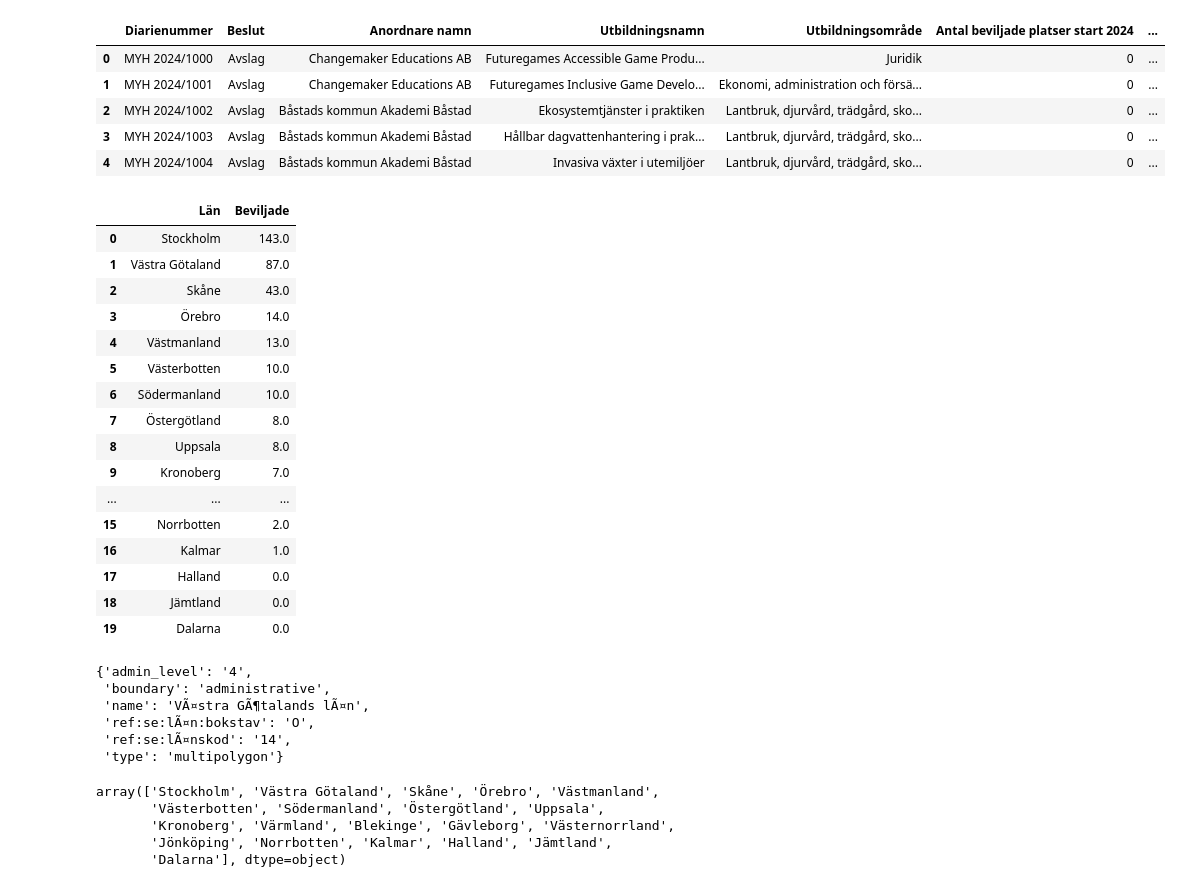
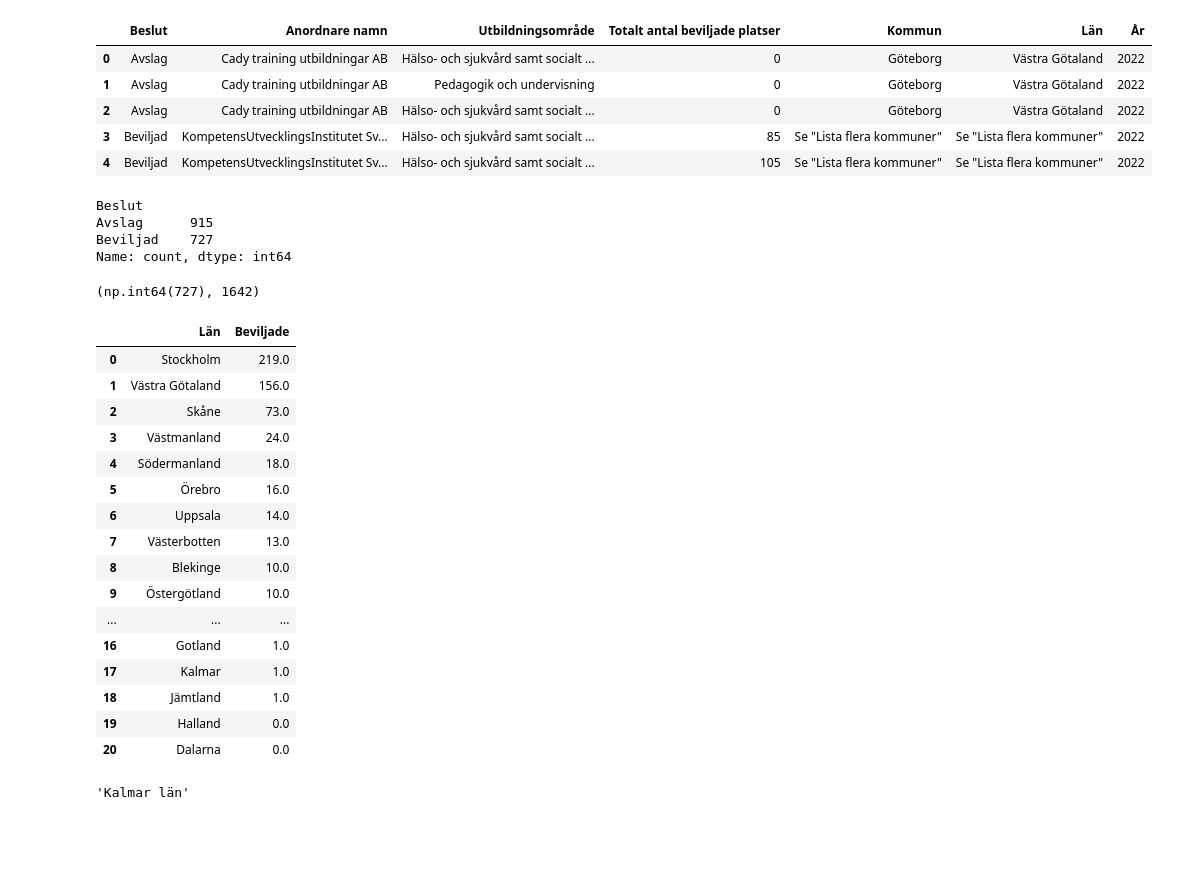
Before and after one commit to Ferothanes/Datavisualisering_Gruppprojekt_Grupp10, a Jupyter notebook: EDA/karta.ipynb, the cells around one changed output. Cells and saved outputs as stored; diff of their text form; code cells hidden in the pictures; blank space fills up the shorter version.

```diff
--- a/EDA/karta.ipynb
+++ b/EDA/karta.ipynb
@@ -1,18 +1,31 @@
 # %%
 import pandas as pd
 import duckdb
 
 df = pd.read_excel(
-    "data/resultat-2024-for-kurser-inom-yh (1).xlsx"
+    "../data/sammanfogad_kurser_inom_yh_2020-2024.xlsx"
 )
 df.head()
 # %% [output]
-|  | Diarienummer | Beslut | Anordnare namn | Utbildningsnamn | Utbildningsområde | Antal beviljade platser start 2024 | ... |
-| 0 | MYH 2024/1000 | Avslag | Changemaker Educations AB | Futuregames Accessible Game Produ... | Juridik | 0 | ... |
-| 1 | MYH 2024/1001 | Avslag | Changemaker Educations AB | Futuregames Inclusive Game Develo... | Ekonomi, administration och försä... | 0 | ... |
-| 2 | MYH 2024/1002 | Avslag | Båstads kommun Akademi Båstad | Ekosystemtjänster i praktiken | Lantbruk, djurvård, trädgård, sko... | 0 | ... |
-| 3 | MYH 2024/1003 | Avslag | Båstads kommun Akademi Båstad | Hållbar dagvattenhantering i prak... | Lantbruk, djurvård, trädgård, sko... | 0 | ... |
-| 4 | MYH 2024/1004 | Avslag | Båstads kommun Akademi Båstad | Invasiva växter i utemiljöer | Lantbruk, djurvård, trädgård, sko... | 0 | ... |
+|  | Beslut | Anordnare namn | Utbildningsområde | Totalt antal beviljade platser | Kommun | Län | År |
+| 0 | Avslag | Cady training utbildningar AB | Hälso- och sjukvård samt socialt ... | 0 | Göteborg | Västra Götaland | 2022 |
+| 1 | Avslag | Cady training utbildningar AB | Pedagogik och undervisning | 0 | Göteborg | Västra Götaland | 2022 |
+| 2 | Avslag | Cady training utbildningar AB | Hälso- och sjukvård samt socialt ... | 0 | Göteborg | Västra Götaland | 2022 |
+| 3 | Beviljad | KompetensUtvecklingsInstitutet Sv... | Hälso- och sjukvård samt socialt ... | 85 | Se "Lista flera kommuner" | Se "Lista flera kommuner" | 2022 |
+| 4 | Beviljad | KompetensUtvecklingsInstitutet Sv... | Hälso- och sjukvård samt socialt ... | 105 | Se "Lista flera kommuner" | Se "Lista flera kommuner" | 2022 |
+# %%
+df["Beslut"].value_counts()
+# %% [output]
+Beslut
+Avslag      915
+Beviljad    727
+Name: count, dtype: int64
+# %%
+approved = df["Beslut"].value_counts()["Beviljad"]
+total_applications = len(df["Beslut"])
+approved, total_applications
+# %% [output]
+(np.int64(727), 1642)
 # %%
 df_regions = duckdb.query(
     """
@@ -33,47 +46,34 @@ df_regions = duckdb.query(
 df_regions
 # %% [output]
 |  | Län | Beviljade |
-| 0 | Stockholm | 143.0 |
-| 1 | Västra Götaland | 87.0 |
-| 2 | Skåne | 43.0 |
-| 3 | Örebro | 14.0 |
-| 4 | Västmanland | 13.0 |
-| 5 | Västerbotten | 10.0 |
-| 6 | Södermanland | 10.0 |
-| 7 | Östergötland | 8.0 |
-| 8 | Uppsala | 8.0 |
-| 9 | Kronoberg | 7.0 |
+| 0 | Stockholm | 219.0 |
+| 1 | Västra Götaland | 156.0 |
+| 2 | Skåne | 73.0 |
+| 3 | Västmanland | 24.0 |
+| 4 | Södermanland | 18.0 |
+| 5 | Örebro | 16.0 |
+| 6 | Uppsala | 14.0 |
+| 7 | Västerbotten | 13.0 |
+| 8 | Blekinge | 10.0 |
+| 9 | Östergötland | 10.0 |
 | ... | ... | ... |
-| 15 | Norrbotten | 2.0 |
-| 16 | Kalmar | 1.0 |
-| 17 | Halland | 0.0 |
-| 18 | Jämtland | 0.0 |
-| 19 | Dalarna | 0.0 |
+| 16 | Gotland | 1.0 |
+| 17 | Kalmar | 1.0 |
+| 18 | Jämtland | 1.0 |
+| 19 | Halland | 0.0 |
+| 20 | Dalarna | 0.0 |
 # %%
 import json
 from difflib import get_close_matches
 
-with open("../assets/swedish_regions.geojson", "r") as file:
+with open("../assets/swedish_regions.geojson", encoding="utf-8") as file:
     json_data = json.load(file)
 
-name = json_data.get("features")[6].get("properties")
+name = json_data.get("features")[1].get("properties").get("name")
 
 name
 # %% [output]
-{'admin_level': '4',
- 'boundary': 'administrative',
- 'name': 'VÃ¤stra GÃ¶talands lÃ¤n',
- 'ref:se:lÃ¤n:bokstav': 'O',
- 'ref:se:lÃ¤nskod': '14',
- 'type': 'multipolygon'}
+'Kalmar län'
-# %%
-df_regions["Län"].values
-# %% [output]
-array(['Stockholm', 'Västra Götaland', 'Skåne', 'Örebro', 'Västmanland',
-       'Västerbotten', 'Södermanland', 'Östergötland', 'Uppsala',
-       'Kronoberg', 'Värmland', 'Blekinge', 'Gävleborg', 'Västernorrland',
-       'Jönköping', 'Norrbotten', 'Kalmar', 'Halland', 'Jämtland',
-       'Dalarna'], dtype=object)
 # %%
 get_close_matches(name, df_regions["Län"], n=1)[0]
 # %% [output]
```
Also changed, not shown: parts of 6 cells of this notebook, 1 other file.
